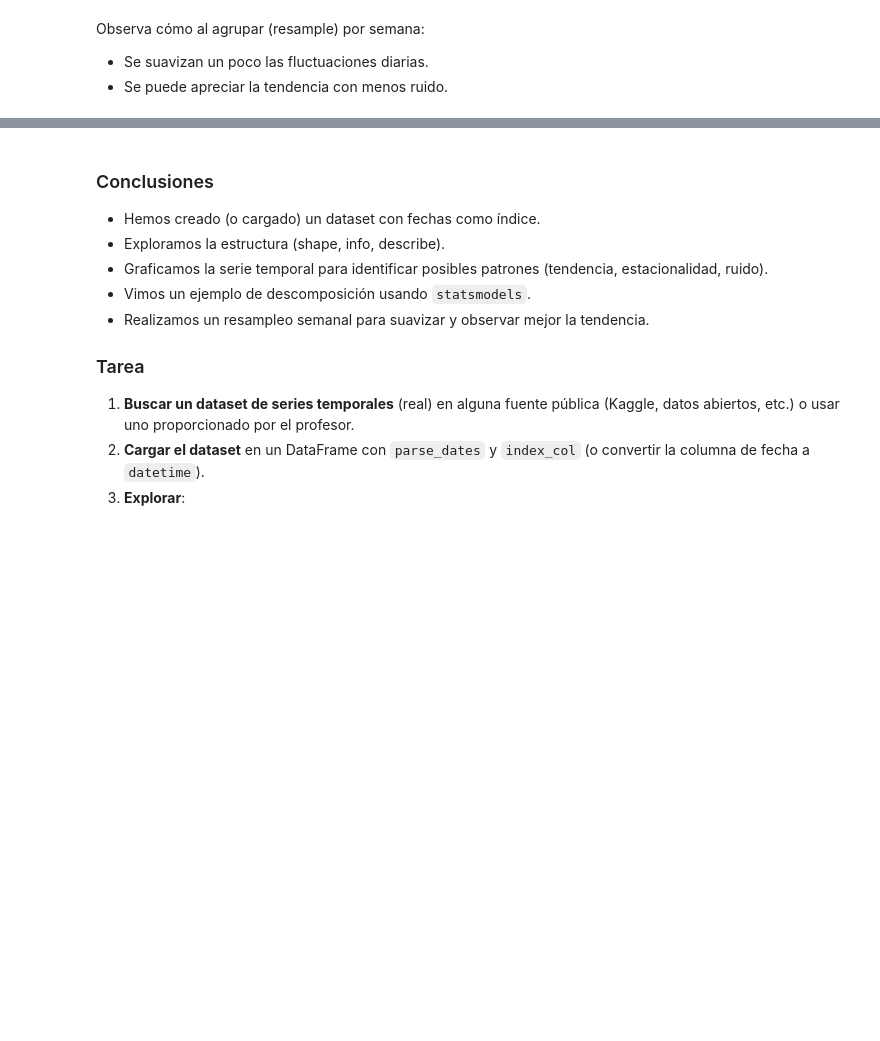
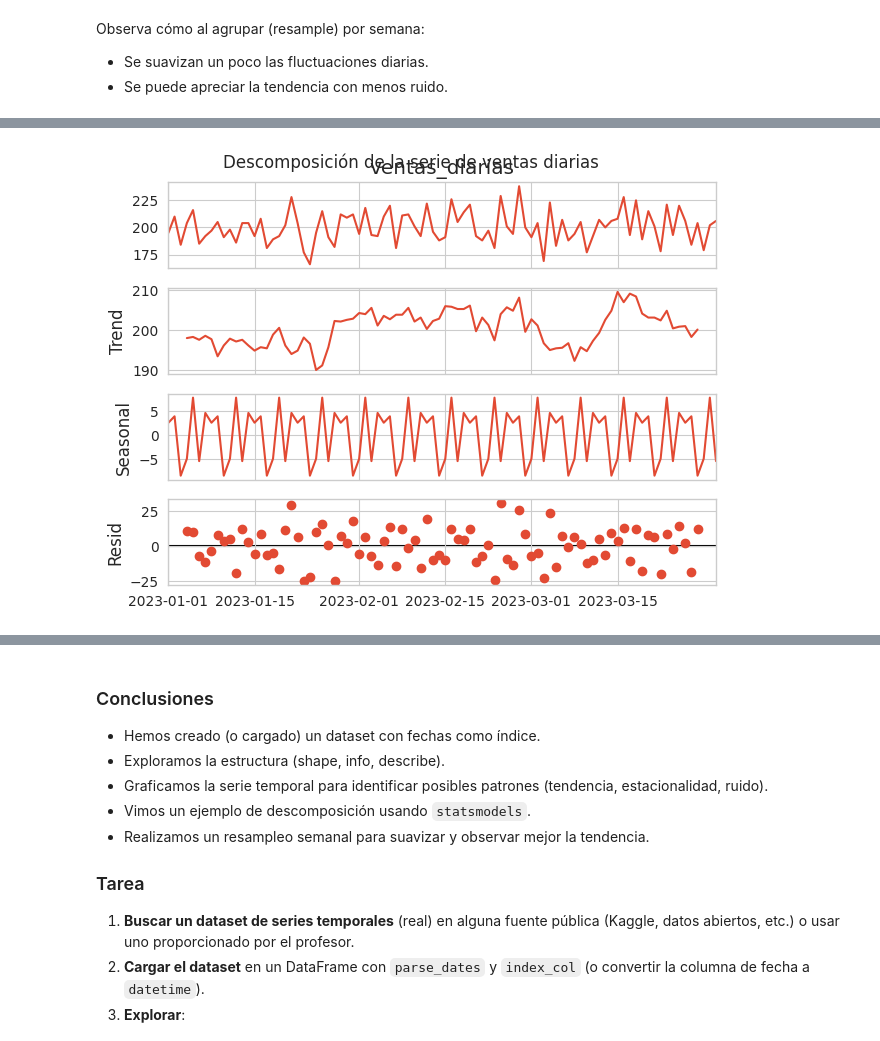
Before and after one commit to Caumel/time_series_course, a Jupyter notebook: Tema_1.ipynb, the cells around one changed output, grey strips where cells are left out. Cells and saved outputs as stored; diff of their text form; code cells hidden in the pictures; blank space fills up the shorter version.

```diff
--- a/Tema_1.ipynb
+++ b/Tema_1.ipynb
@@ -253,0 +325,17 @@ Observa cómo al agrupar (resample) por semana:
+# %%
+import statsmodels.api as sm
+
+# Para ventas diarias (discretos)
+df_ventas_resample = df_ventas.resample("D").sum()  # ya está diario, pero por si acaso
+df_ventas_resample.dropna(inplace=True)
+
+# Descomposición rápida (si tu dataset es más largo se ve mejor)
+try:
+    decomposition_ventas = sm.tsa.seasonal_decompose(df_ventas_resample["ventas_diarias"], model="additive", period=7)
+    decomposition_ventas.plot()
+    plt.suptitle("Descomposición de la serie de ventas diarias")
+    plt.show()
+except:
+    print("No se pudo descomponer - probablemente dataset muy corto o period inadecuado.")
+# %% [output]
+[figure, added]
```
Also changed, not shown: parts of 17 cells of this notebook, 2 other files.
